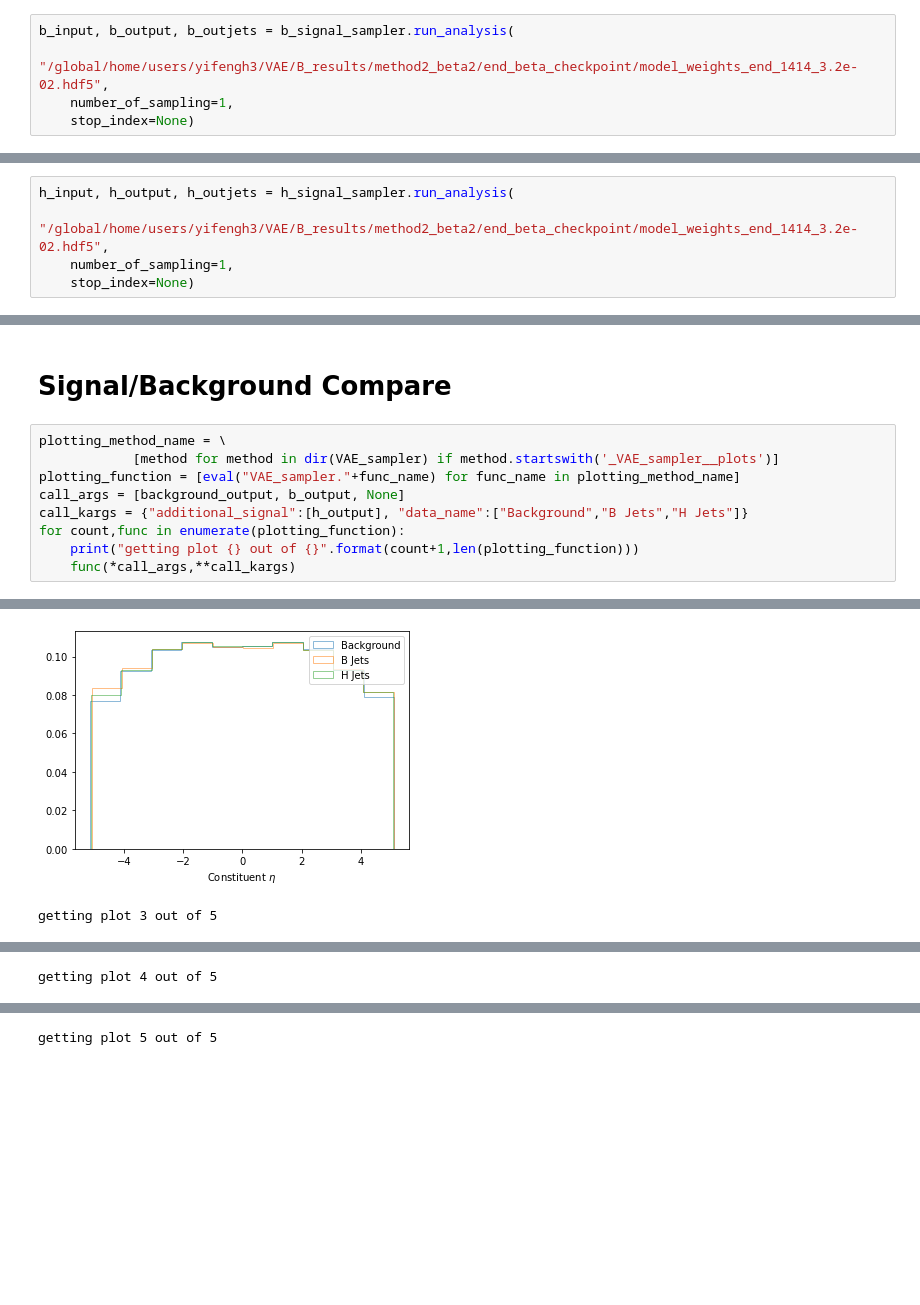
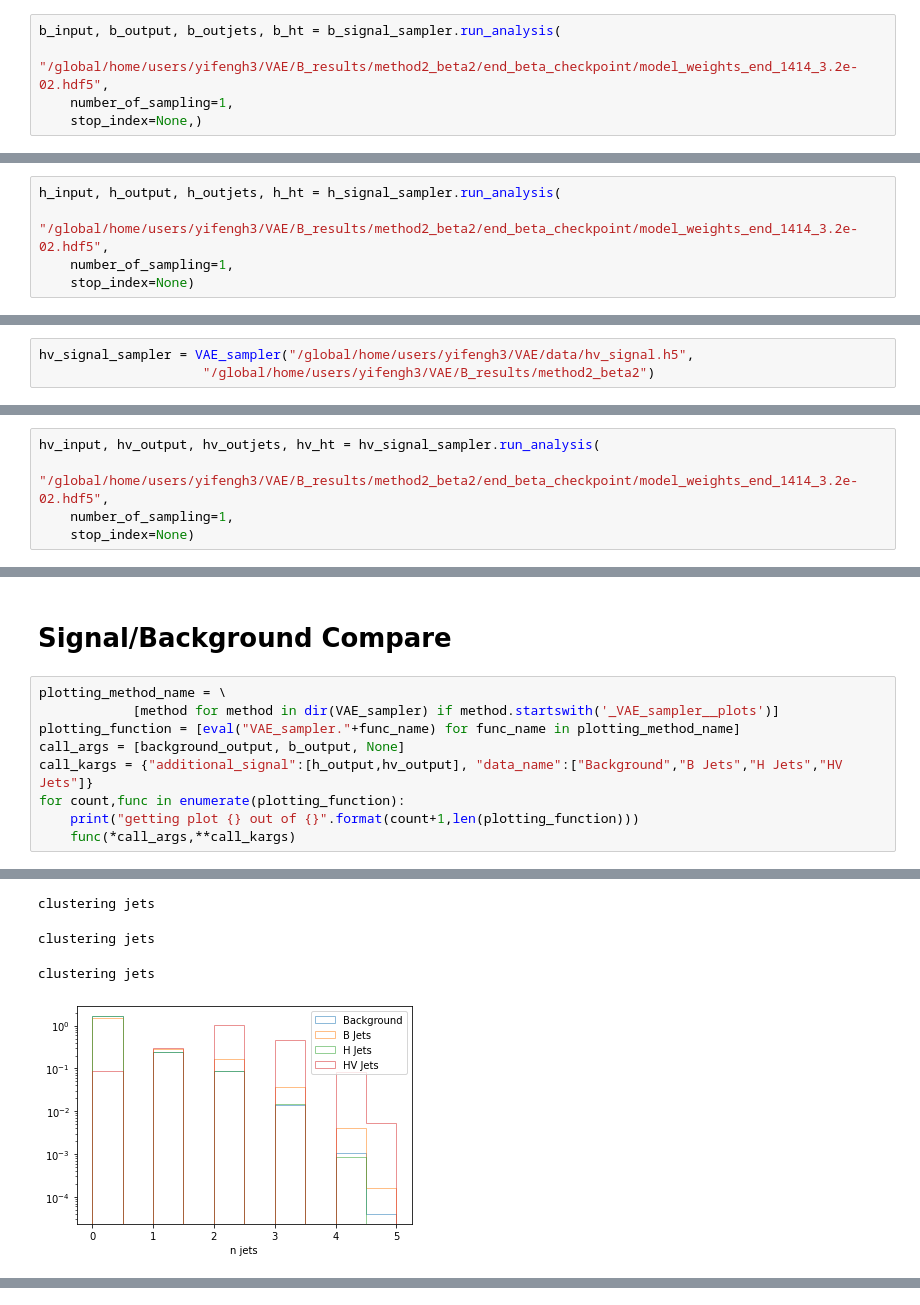
Before and after one commit to erichuangyf/copy_EMD_VAE, a Jupyter notebook: Study/sample_and_analysis.ipynb, the cells around one changed output, grey strips where cells are left out. Saved outputs shown, nothing was run; the diff lists cells and outputs as text; blank space fills up the shorter version.

```diff
--- a/Study/sample_and_analysis.ipynb
+++ b/Study/sample_and_analysis.ipynb
@@ -78,10 +83,10 @@ ________________________________________________________________________________
 input data shape:(50000, 50, 4)
 output data shape:(50000, 50, 3)
 # %%
-b_input, b_output, b_outjets = b_signal_sampler.run_analysis(
+b_input, b_output, b_outjets, b_ht = b_signal_sampler.run_analysis(
     "/global/home/users/yifengh3/VAE/B_results/method2_beta2/end_beta_checkpoint/model_weights_end_1414_3.2e-02.hdf5",
     number_of_sampling=1,
-    stop_index=None)
+    stop_index=None,)
 # %% [output]
 vae input size: (50000, 50, 4)
 validation data size: (50000, 50, 3)
@@ -120,7 +129,7 @@ ________________________________________________________________________________
 input data shape:(50000, 50, 4)
 output data shape:(50000, 50, 3)
 # %%
-h_input, h_output, h_outjets = h_signal_sampler.run_analysis(
+h_input, h_output, h_outjets, h_ht = h_signal_sampler.run_analysis(
     "/global/home/users/yifengh3/VAE/B_results/method2_beta2/end_beta_checkpoint/model_weights_end_1414_3.2e-02.hdf5",
     number_of_sampling=1,
     stop_index=None)
@@ -140,0 +156,3 @@ getting plot 5 out of 5
+# %%
+hv_signal_sampler = VAE_sampler("/global/home/users/yifengh3/VAE/data/hv_signal.h5",
+                     "/global/home/users/yifengh3/VAE/B_results/method2_beta2")
@@ -140,0 +177,5 @@ getting plot 5 out of 5
+# %%
+hv_input, hv_output, hv_outjets, hv_ht = hv_signal_sampler.run_analysis(
+    "/global/home/users/yifengh3/VAE/B_results/method2_beta2/end_beta_checkpoint/model_weights_end_1414_3.2e-02.hdf5",
+    number_of_sampling=1,
+    stop_index=None)
@@ -145,7 +204,7 @@ plotting_method_name = \
             [method for method in dir(VAE_sampler) if method.startswith('_VAE_sampler__plots')]
 plotting_function = [eval("VAE_sampler."+func_name) for func_name in plotting_method_name]
 call_args = [background_output, b_output, None]
-call_kargs = {"additional_signal":[h_output], "data_name":["Background","B Jets","H Jets"]}
+call_kargs = {"additional_signal":[h_output,hv_output], "data_name":["Background","B Jets","H Jets","HV Jets"]}
 for count,func in enumerate(plotting_function):
     print("getting plot {} out of {}".format(count+1,len(plotting_function)))
     func(*call_args,**call_kargs)
@@ -157,2 +216,4 @@ getting plot 2 out of 5
+clustering jets
+clustering jets
+clustering jets
-[figure, old version]
+[figure, new version]
-getting plot 3 out of 5
@@ -160 +220,0 @@ getting plot 3 out of 5
-getting plot 4 out of 5
@@ -162 +221,0 @@ getting plot 4 out of 5
-getting plot 5 out of 5
```
Also changed, not shown: parts of 10 cells of this notebook, 1 other file.
